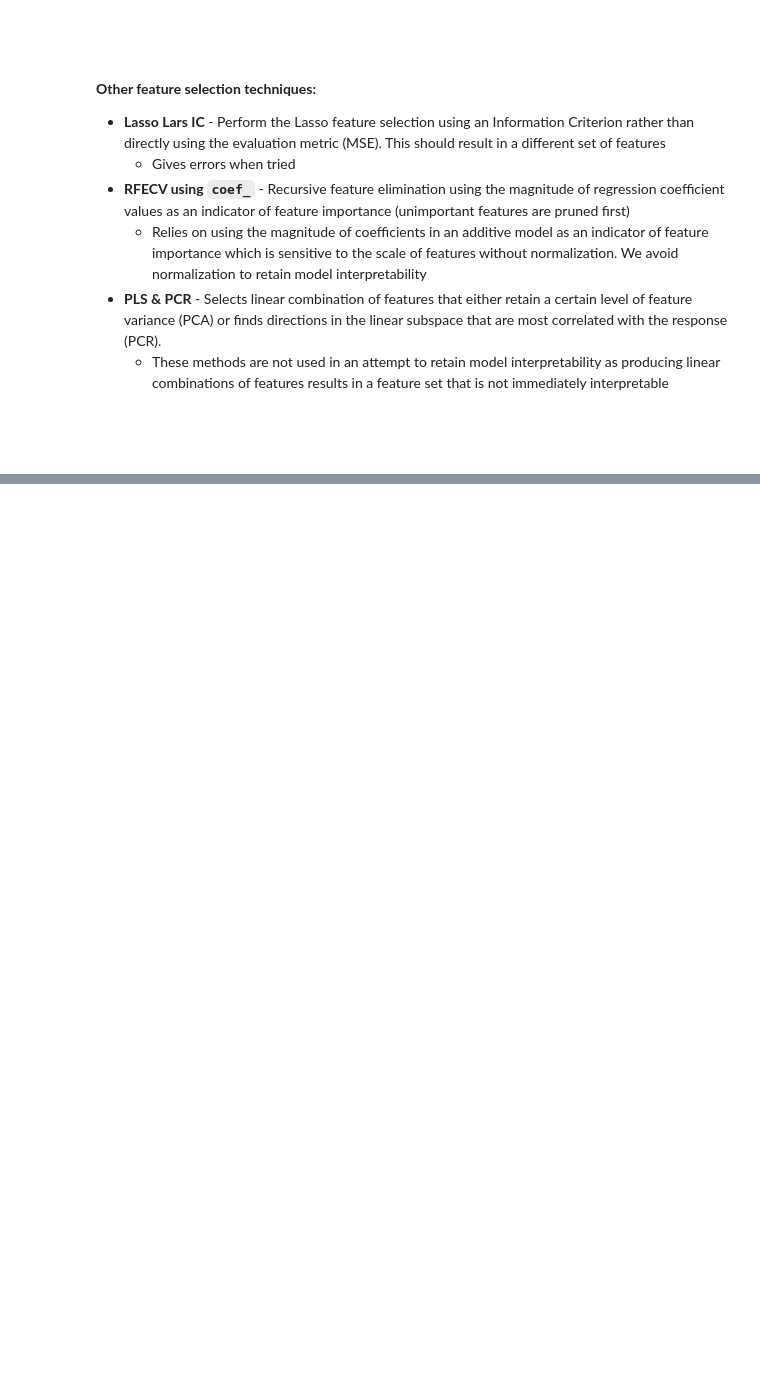
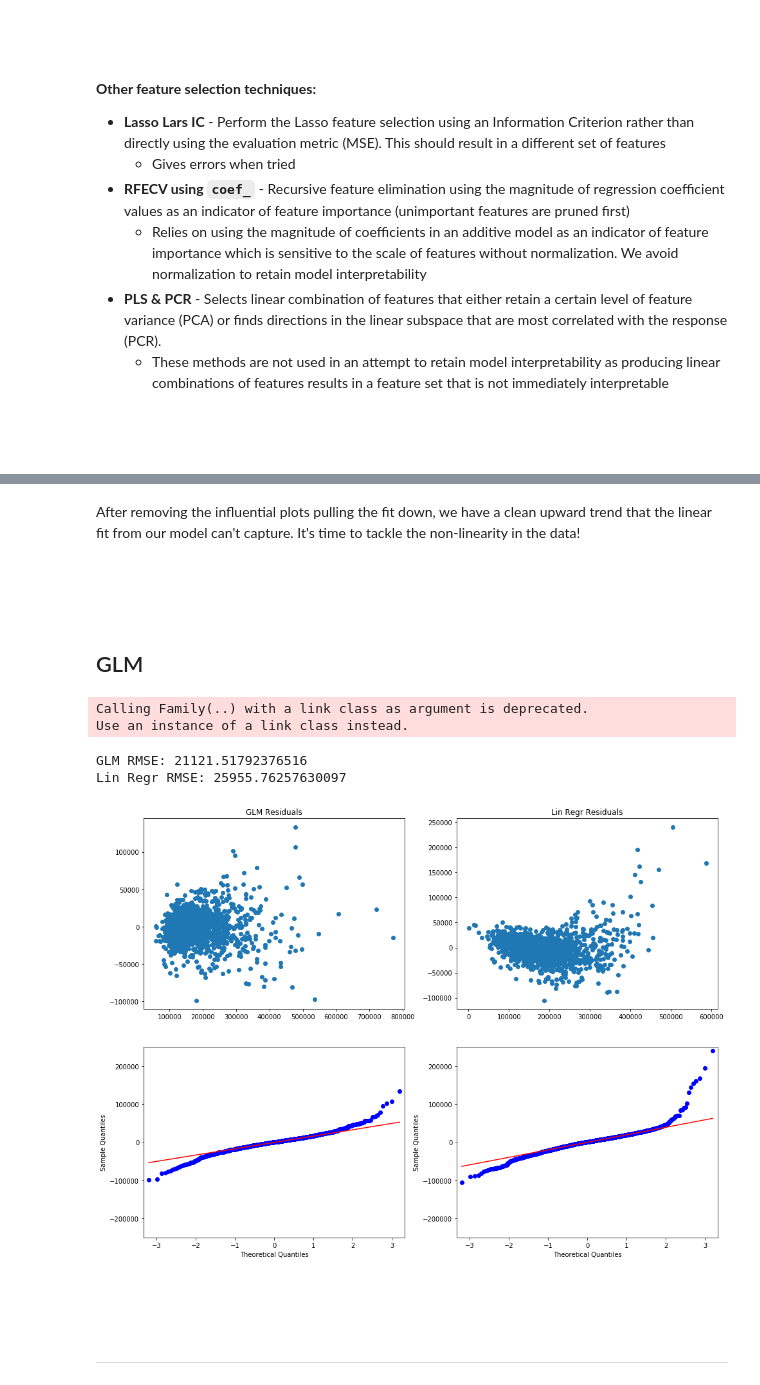
Before and after one commit to W-Tran/advanced-regression-techniques, a Jupyter notebook: advanced-regression-techniques.ipynb, the cells around one changed output, grey strips where cells are left out. Saved outputs shown, nothing was run; the diff lists cells and outputs as text; code cells hidden in the pictures; blank space fills up the shorter version.

```diff
--- a/advanced-regression-techniques.ipynb
+++ b/advanced-regression-techniques.ipynb
@@ -763,0 +882,68 @@ Random Forest best RMSE: 28782.81928525163
+# %% [markdown]
+After removing the influential plots pulling the fit down, we have a clean upward trend that the linear fit from our model can't capture. It's time to tackle the non-linearity in the data!
+# %% [markdown]
+<br>
+<br>
+# %% [markdown]
+## GLM
+# %%
+sfs_feats = ['LotArea', 'OverallQual', 'OverallCond', 'GrLivArea', 'Fireplaces', 'GarageCars', 'WoodDeckSF', 'ScreenPorch', 'ExterQual', 'BsmtExposure', 'BsmtFinType1', 'KitchenQual', 'Functional', 'HouseStyle_2Story', 'LotConfig_CulDSac', 'Neighborhood_BrkSide', 'Neighborhood_Crawfor', 'Neighborhood_NoRidge', 'Neighborhood_NridgHt', 'Neighborhood_Somerst', 'Neighborhood_StoneBr', 'Condition1_Norm', 'RoofStyle_Hip', 'RoofMatl_WdShngl', 'Exterior1st_BrkFace', 'GarageType_None', 'SaleType_New', 'MSSubClass_20', 'MSSubClass_60']
+train_df_sfs = train_df[sfs_feats]
+
+# Scale
+ohe_feats = train_df_sfs.select_dtypes(include='uint8').columns
+num_ordinal_feats = train_df_sfs.select_dtypes(exclude='uint8').columns
+train_df_sfs_scaled = pd.DataFrame(StandardScaler().fit_transform(train_df_sfs[num_ordinal_feats]), columns=num_ordinal_feats)
+train_df_sfs = pd.concat([train_df_sfs_scaled, train_df_sfs[ohe_feats]], axis=1)
+
+
+influential_points = [1298, 523, 1324]
+train_df_sfs.drop(influential_points, inplace=True)
+train_df_sfs['SalePrice'] = train_labels['SalePrice']
+
+feat_names = list(train_df_sfs.columns)
+feat_names.remove('SalePrice')
+feat_names = '+'.join(feat_names)
+
+glm_regr = smf.glm("SalePrice~{}".format(feat_names),
+                         data=train_df_sfs,
+                         family=sm.families.Gaussian(sm.families.links.log)
+                  ).fit()
+
+lin_regr = smf.ols("SalePrice~{}".format(feat_names),
+                         data=train_df_sfs).fit()
+
+fig=plt.figure(figsize=(16,12))
+
+ax1 = plt.subplot(221)
+ax1.scatter(glm_regr.predict(), train_df_sfs.SalePrice.values-glm_regr.predict())
+ax1.set_title("GLM Residuals")
+
+ax2 = plt.subplot(222)
+ax2.scatter(lin_regr.predict(), train_df_sfs.SalePrice.values-lin_regr.predict())
+#ax2.scatter(lin_regr.predict(), lin_regr.resid_pearson)
+ax2.set_title("Lin Regr Residuals")
+
+ax3 = plt.subplot(223)
+fig = sm.qqplot(train_df_sfs.SalePrice.values-glm_regr.predict(), line='q', ax=ax3)
+ax3.set_ylim(-250000,250000)
+#fig = sm.qqplot(glm_regr.resid_pearson, line='q', ax=ax3)
+
+ax4 = plt.subplot(224)
+fig = sm.qqplot(train_df_sfs.SalePrice.values-lin_regr.predict(), line='q', ax=ax4)
+ax4.set_ylim(-250000,250000)
+#fig = sm.qqplot(lin_regr.resid_pearson, line='q', ax=ax4)
+
+print("GLM RMSE: {}".format(np.sqrt(mean_squared_error(glm_regr.predict(), train_df_sfs.SalePrice))))
+print("Lin Regr RMSE: {}".format(np.sqrt(mean_squared_error(lin_regr.predict(), train_df_sfs.SalePrice))))
+# %% [output]
+Calling Family(..) with a link class as argument is deprecated.
+Use an instance of a link class instead.
+GLM RMSE: 21121.51792376516
+Lin Regr RMSE: 25955.76257630097
+[figure, added]
+# %% [markdown]
+<br>
+<br>
+# %% [markdown]
+___
```
Also changed, not shown: parts of 21 cells of this notebook.
